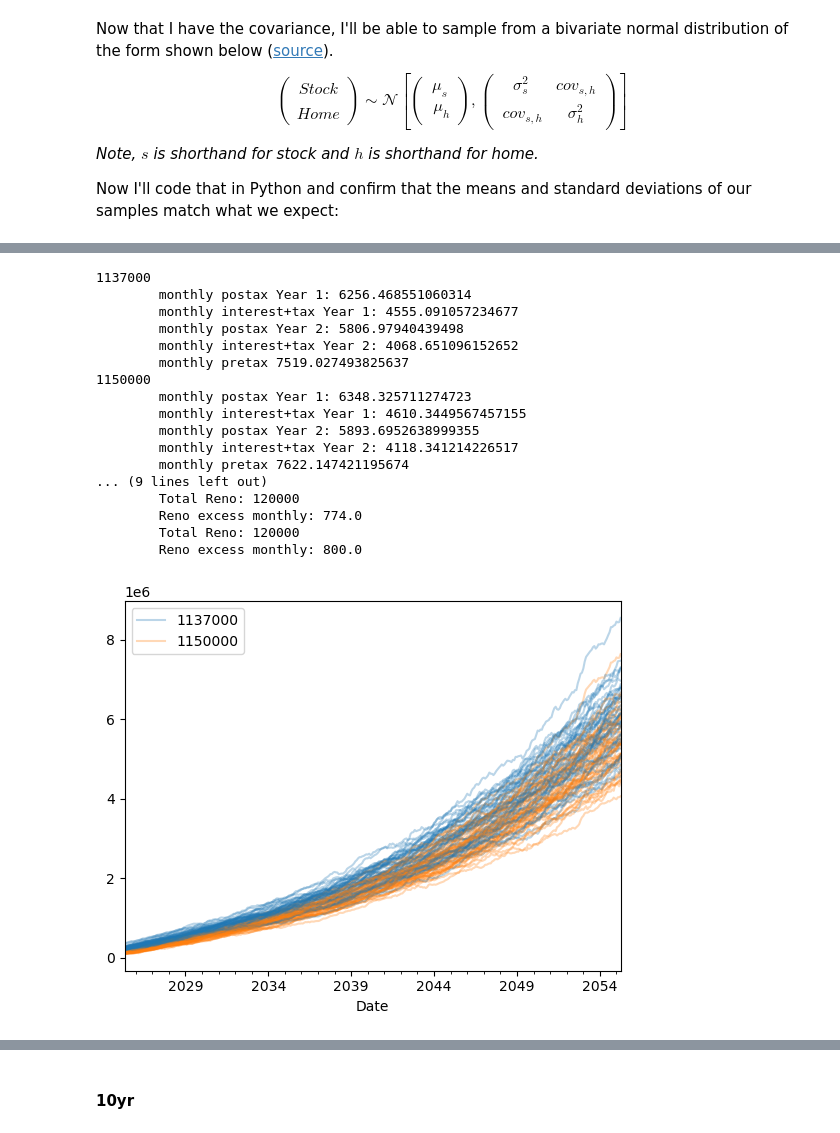
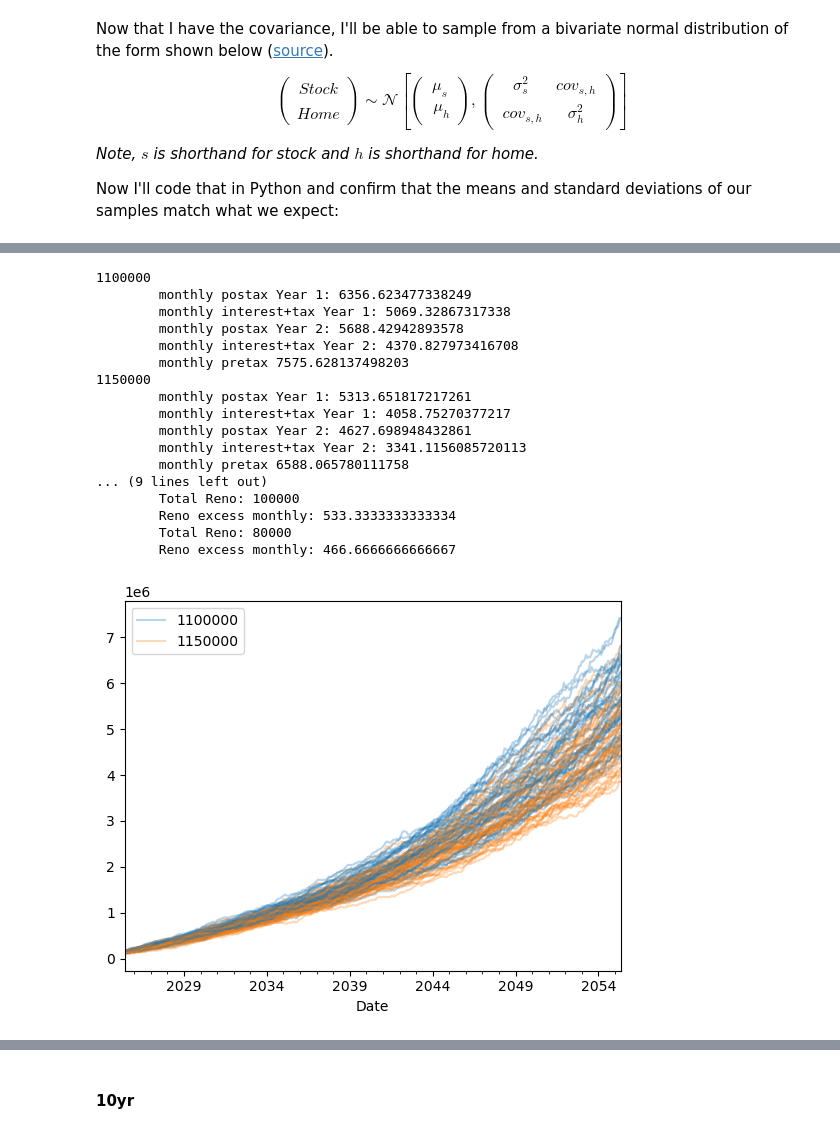
Before and after one commit to peter-amerkhanian/peter-amerkhanian.github.io, a Jupyter notebook: in-progress/reno_model/index.ipynb, the cells around one changed output, grey strips where cells are left out. Drawn from its saved outputs; the diff is of its cells as text; code cells hidden in the pictures.

Commit message:
changed reno comparison model

```diff
--- a/in-progress/reno_model/index.ipynb
+++ b/in-progress/reno_model/index.ipynb
@@ -173,7 +173,7 @@ def owner_table(interest_rate=0.065,
                 upgrade=None,
                 avg_income_growth = .02,
                 upgrade_cost_today=1500000,
-                max_monthly=7800,
+                max_monthly=8300,
                 max_down=300000,
                 pay_back_parents_years = 10,
                 verbose=False):
@@ -392,21 +392,43 @@ profits = {}
 yr_10 = {}
 yr_20 = {}
 yr = {}
-ir = 0.05875
+ir = 0.06775
 for i in range(50):
     returns_df = simulate_returns()
     # No Reno
-    scenario_1 = {'cost': 1137000, 'renovation': 120000,
-                #   'hoa':490, 'condo': True,
-                  'mean_reno_return': 2,
+    scenario_1 = {'cost': 1_100_000, 'renovation': 100000,
+                  'mean_reno_return': 1,
+                  # 'upgrade': '2033-01-01',
+                  'returns_df': returns_df, 'pct_down': .2, 'interest_rate':ir,
+                #   'upgrade_cost_today':1500000,
+                #   'upgrade': '2033-01-01'
+                  }
+    duplex = {'cost': 1_150_000, 'renovation': 80_000,
+                  'hoa':-1241, 'condo': True,
+                  'mean_reno_return': 1,
+                  # 'upgrade': '2033-01-01',
                   'returns_df': returns_df, 'pct_down': .2, 'interest_rate':ir,
                 #   'upgrade_cost_today':1500000,
                 #   'upgrade': '2033-01-01'
                   }
     # Reno
-    scenario_2 = {'cost': 1150000, 'renovation': 120000,
+    berkeley_way = {'cost': 1_050_000, 'renovation': 100_000,
+                  'mean_reno_return': 2,
+                  'returns_df': returns_df, 'pct_down': .2, 'interest_rate':ir}
+    acroft = {'cost': 1_200_001, 'renovation': 120_000,
+                  'mean_reno_return': 2,
                   # 'upgrade': '2033-01-01',
                   'returns_df': returns_df, 'pct_down': .2, 'interest_rate':ir}
+    mcgee = {'cost': 1_250_001, 'renovation': 10_000,
+              'mean_reno_return': 1,
+              'returns_df': returns_df, 'pct_down': .2, 'interest_rate':ir}
+    upgrader = {'cost': 1_100_000, 'renovation': 10_000,
+              'mean_reno_return': .1,
+              'upgrade': '2033-01-01',
+              'returns_df': returns_df, 'pct_down': .2, 'interest_rate':ir}
+
+    scenario_2 = duplex
+
     if i == 0:
         both = compare(scenario_1, scenario_2, returns_df, verbose=True)
         series_1 = owner_table(verbose=True, **scenario_1)
@@ -423,49 +445,49 @@ for i in range(50):
         yr_10[str(scenario_2['cost'])] = []
         yr_10[str(scenario_1['cost'])].append(both[0]['Profit'].iloc[10*12])
         yr_10[str(scenario_2['cost'])].append(both[1]['Profit'].iloc[10*12])
         yr_20[str(scenario_1['cost'])] = []
         yr_20[str(scenario_2['cost'])] = []
         yr_20[str(scenario_1['cost'])].append(both[0]['Profit'].iloc[20*12])
         yr_20[str(scenario_2['cost'])].append(both[1]['Profit'].iloc[20*12])
         both[0]['Profit'].plot(ax=ax, label=str(scenario_1['cost']), color="tab:blue", alpha=.3)
         both[1]['Profit'].plot(ax=ax, label=str(scenario_2['cost']), color="tab:orange", alpha=.3)
     else:
        both = compare(scenario_1, scenario_2, returns_df)
        profits[str(scenario_1['cost'])].append(both[0]['Profit'].iloc[-1])
        profits[str(scenario_2['cost'])].append(both[1]['Profit'].iloc[-1])
        yr[str(scenario_1['cost'])].append(both[0]['Profit'])
        yr[str(scenario_2['cost'])].append(both[1]['Profit'])
        yr_10[str(scenario_1['cost'])].append(both[0]['Profit'].iloc[10*12])
        yr_10[str(scenario_2['cost'])].append(both[1]['Profit'].iloc[10*12])
        yr_20[str(scenario_1['cost'])].append(both[0]['Profit'].iloc[20*12])
        yr_20[str(scenario_2['cost'])].append(both[1]['Profit'].iloc[20*12])
        both[0]['Profit'].plot(ax=ax, label="_k", color="tab:blue", legend=False, alpha=.3)
        both[1]['Profit'].plot(ax=ax, label="_l", color="tab:orange", legend=False, alpha=.3)
 outcomes_df = pd.concat([
     pd.concat(yr[str(scenario_1['cost'])], axis=1).T.assign(variable=str(scenario_1['cost'])),
     pd.concat(yr[str(scenario_2['cost'])], axis=1).T.assign(variable=str(scenario_2['cost']))
 ])
 outcomes_df.columns = both[0].index.astype(str).tolist() + outcomes_df.columns[len(both[0]):].tolist()
 ax.legend();
 # %% [output]
-1137000
-        monthly postax Year 1: 6256.468551060314
-        monthly interest+tax Year 1: 4555.091057234677
-        monthly postax Year 2: 5806.97940439498
-        monthly interest+tax Year 2: 4068.651096152652
-        monthly pretax 7519.027493825637
+1100000
+        monthly postax Year 1: 6356.623477338249
+        monthly interest+tax Year 1: 5069.32867317338
+        monthly postax Year 2: 5688.42942893578
+        monthly interest+tax Year 2: 4370.827973416708
+        monthly pretax 7575.628137498203
 1150000
-        monthly postax Year 1: 6348.325711274723
-        monthly interest+tax Year 1: 4610.3449567457155
-        monthly postax Year 2: 5893.6952638999355
-        monthly interest+tax Year 2: 4118.341214226517
-        monthly pretax 7622.147421195674
+        monthly postax Year 1: 5313.651817217261
+        monthly interest+tax Year 1: 4058.75270377217
+        monthly postax Year 2: 4627.698948432861
+        monthly interest+tax Year 2: 3341.1156085720113
+        monthly pretax 6588.065780111758
 ... (9 lines left out)
-        Total Reno: 120000
-        Reno excess monthly: 774.0
-        Total Reno: 120000
-        Reno excess monthly: 800.0
+        Total Reno: 100000
+        Reno excess monthly: 533.3333333333334
+        Total Reno: 80000
+        Reno excess monthly: 466.6666666666667
-[figure, old version]
+[figure, new version]
 # %%
 selection = '2032-01-01'
 df_select = outcomes_df[[selection, 'variable']]
```
Also changed, not shown: parts of 13 cells of this notebook.
